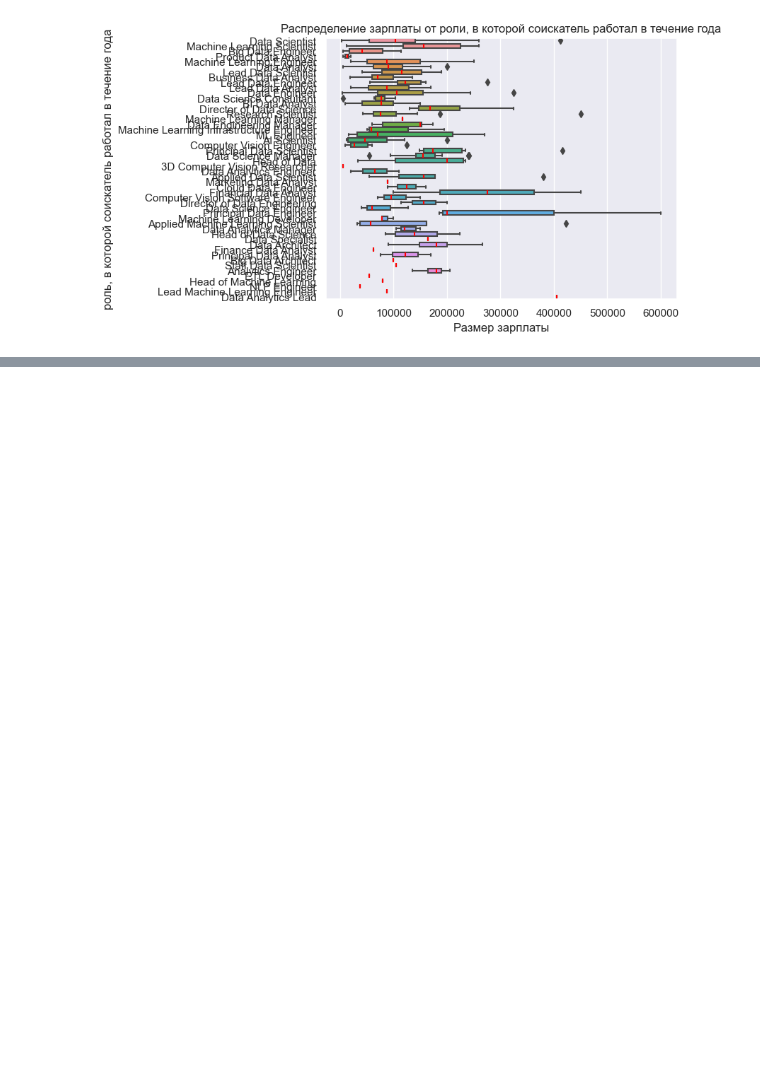
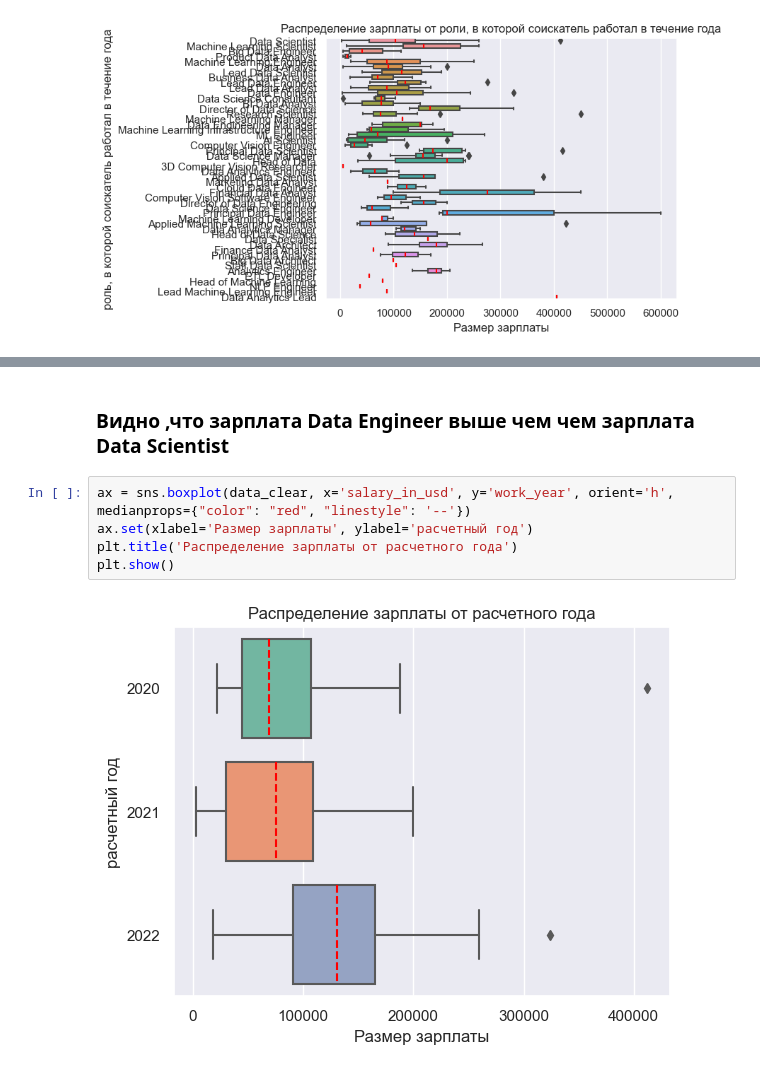
Before and after one commit to vzml/data_science, a Jupyter notebook: new/Task_EDA_vale.ipynb, the cells around one changed output, grey strips where cells are left out. Cells and saved outputs as stored; diff of their text form; blank space fills up the shorter version.

```diff
--- a/new/Task_EDA_vale.ipynb
+++ b/new/Task_EDA_vale.ipynb
@@ -225,0 +254,9 @@ data_agg.sort_values(by='mean', ascending=False)
+# %% [markdown]
+### Видно ,что зарплата Data Engineer выше чем чем зарплата Data Scientist
+# %%
+ax = sns.boxplot(data_clear, x='salary_in_usd', y='work_year', orient='h', medianprops={"color": "red", "linestyle": '--'})
+ax.set(xlabel='Размер зарплаты', ylabel='расчетный год')
+plt.title('Распределение зарплаты от расчетного года')
+plt.show()
+# %% [output]
+[figure, added]
```
Also changed, not shown: parts of 12 cells of this notebook.
